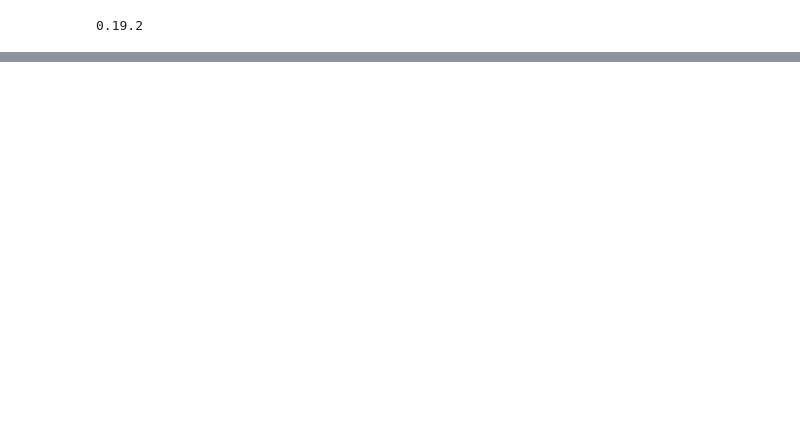
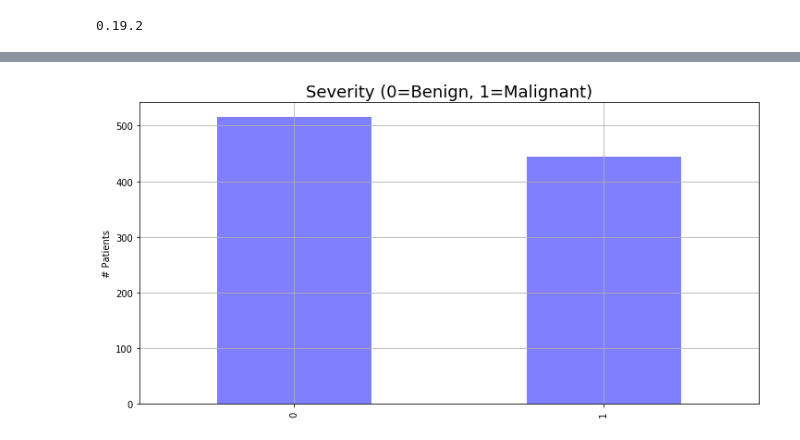
Before and after one commit to OscarAguilarUribe/ce888labs, a Jupyter notebook: Assignment 1/Assignment 1.ipynb, the cells around one changed output, grey strips where cells are left out. Saved outputs shown, nothing was run; the diff lists cells and outputs as text; code cells hidden in the pictures; blank space fills up the shorter version.

```diff
--- a/Assignment 1/Assignment 1.ipynb
+++ b/Assignment 1/Assignment 1.ipynb
@@ -19,0 +135,4 @@ FileNotFoundError: File b'Data_BreastCancer(1)' does not exist
+# %%
+#Looking for missing values, represented as "?", and their location
+mass=mass.replace('?',np.NaN)
+mass.apply(lambda x: x.isnull().sum())
@@ -19,0 +147,17 @@ FileNotFoundError: File b'Data_BreastCancer(1)' does not exist
+# %%
+#Sesa, J. and Syed, D. median imputation to handle missing data
+median1 = mass['BI-RADS assess,emt'].median()
+median2 = mass['Age'].median()
+median3 = mass['Shape'].median()
+median4 = mass['Margin'].median()
+median5 = mass['Density'].median()
+median6 = mass['Severity (DX)'].median()
+
+mass_copy = mass.copy()
+
+mass_copy['BI-RADS assess,emt'].fillna(median1, inplace = True)
+mass_copy['Age'].fillna(median2, inplace = True)
+mass_copy['Shape'].fillna(median3, inplace = True)
+mass_copy['Margin'].fillna(median4, inplace = True)
+mass_copy['Density'].fillna(median5, inplace = True)
+mass_copy['Severity (DX)'].fillna(median6, inplace = True)
@@ -19,0 +220,10 @@ FileNotFoundError: File b'Data_BreastCancer(1)' does not exist
+# %%
+#The 3rd data set has all the values as non numerical values(obj), therefore
+#all values are transformed to int64
+mass_copy['BI-RADS assess,emt'] = mass_copy['BI-RADS assess,emt'].astype('int64')
+mass_copy['Age'] = mass_copy['Age'].astype('int64')
+mass_copy['Shape'] = mass_copy['Shape'].astype('int64')
+mass_copy['Margin'] = mass_copy['Margin'].astype('int64')
+mass_copy['Density'] =mass_copy['Density'].astype('int64')
+
+print("Mammographic mass data set data type:\n", mass_copy.dtypes)
@@ -19,0 +268,10 @@ FileNotFoundError: File b'Data_BreastCancer(1)' does not exist
+# %%
+#rename the column, it had spaces
+mass_copy.rename(columns={'Severity (DX)': 'Diagnosis'}, inplace=True)
+#plot
+mass_copy.Diagnosis.value_counts().plot(kind='bar', alpha=0.5, facecolor='b', figsize=(12,6))
+plt.title("Severity (0=Benign, 1=Malignant)", fontsize='18')
+plt.ylabel("# Patients")
+plt.grid(b=True)
+# %% [output]
+[figure, added]
```
Also changed, not shown: parts of 29 cells of this notebook.
